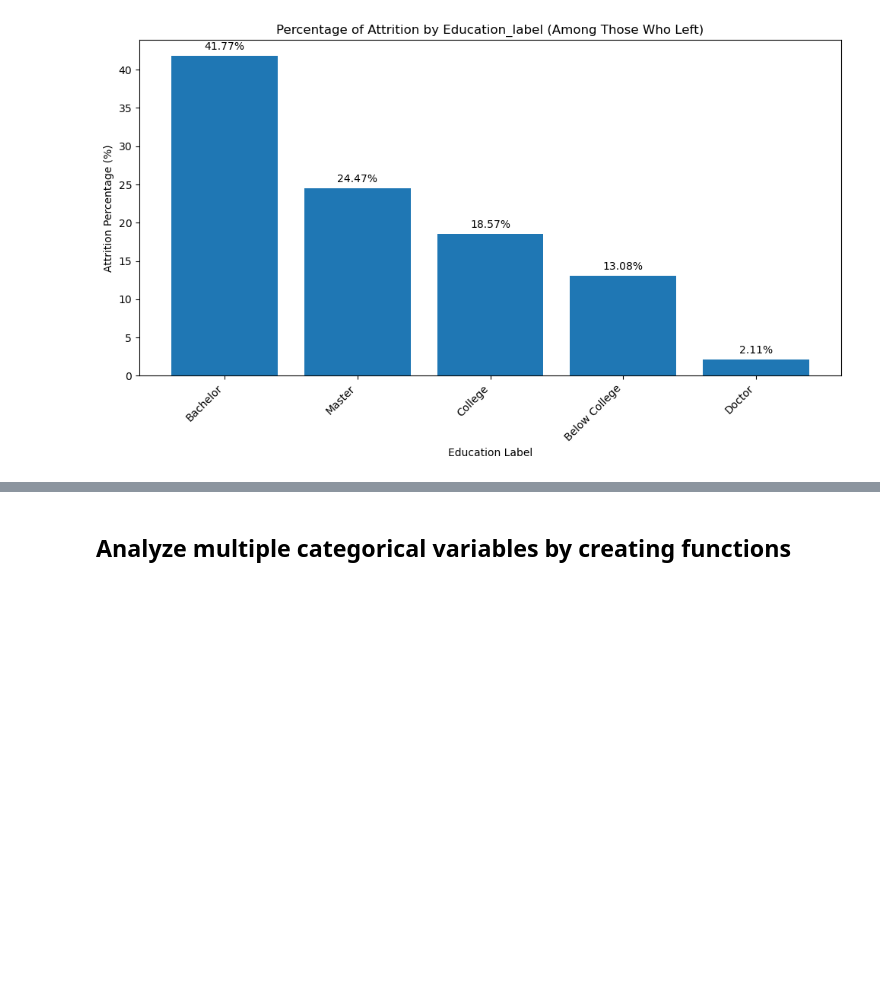
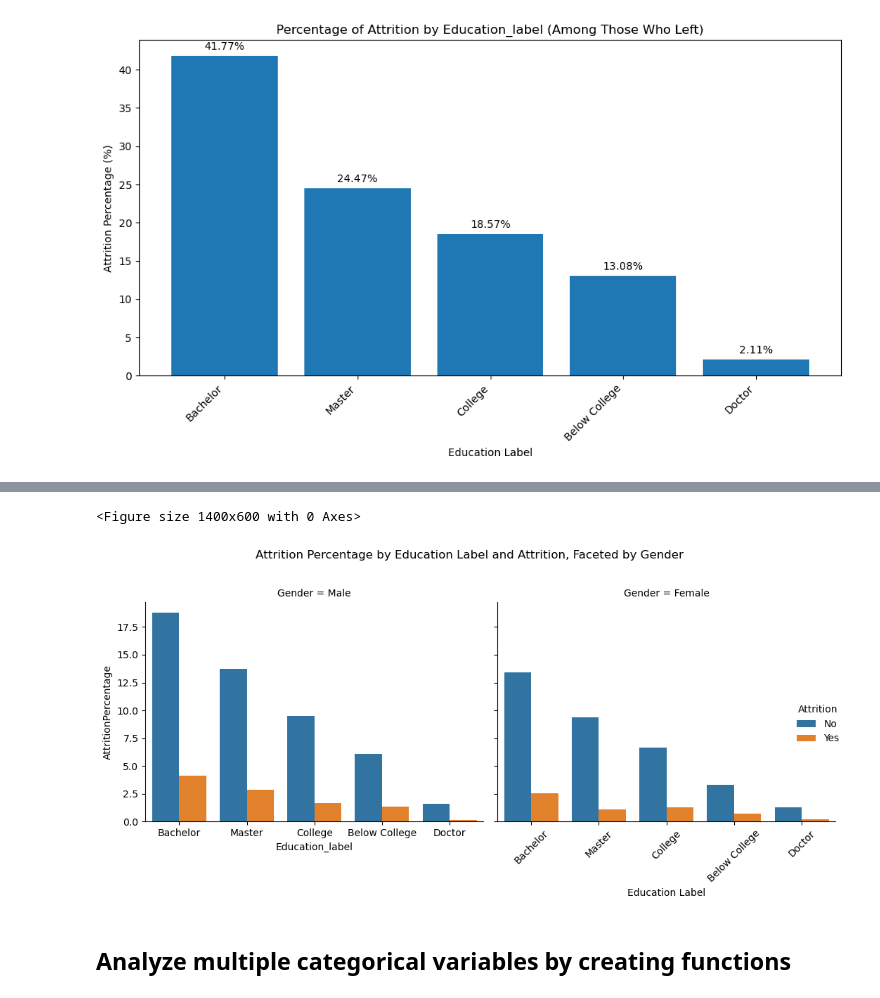
Before and after one commit to cihernand/ibm_hr_analytics, a Jupyter notebook: DataCleaningandExploration.ipynb, the cells around one changed output, grey strips where cells are left out. Drawn from its saved outputs; the diff is of its cells as text; code cells hidden in the pictures; blank space fills up the shorter version.

Commit message:
add no attrition to barplots

```diff
--- a/DataCleaningandExploration.ipynb
+++ b/DataCleaningandExploration.ipynb
@@ -183,3 +183,13 @@ plt.tight_layout()
 plt.show()
 # %% [output]
 [figure]
+# %%
+# Analyze Attrition by Education and Gender
+attrition_by_education_gender = df.groupby(['Education_label', 'Gender', 'Attrition']).size().reset_index(name='AttritionCount')
+# Calculate the total number of attritions
+total_attrition = attrition_by_education_gender['AttritionCount'].sum()
+
+# Calculate the percentage for each education level
+attrition_by_education_gender['AttritionPercentage'] = (attrition_by_education_gender['AttritionCount'] / total_attrition) * 100
+attrition_by_education_gender = attrition_by_education_gender.sort_values(ascending=False, by= 'AttritionPercentage')
+attrition_by_education_gender
@@ -186,2 +214,15 @@ plt.show()
+# %%
+# Crate Barplot by Education and Gender
+plt.figure(figsize=(14, 6))
+sns.catplot(x='Education_label', y='AttritionPercentage', hue='Attrition', col='Gender',data=attrition_by_education_gender, kind='bar', col_wrap=2)
+plt.suptitle(f'Attrition Percentage by {'Education_label'.replace("_", " ").title()} and {'Attrition'.replace("_", " ").title()}, Faceted by {'Gender'.replace("_", " ").title()}', y=1.02)
+plt.xlabel('Education_label'.replace('_', ' ').title())
+plt.ylabel('Attrition Percentage (%)')
+plt.xticks(rotation=45)
+plt.tight_layout()
+plt.show()
+# %% [output]
+<Figure size 1400x600 with 0 Axes>
+[figure, added]
 # %% [markdown]
 ## Analyze multiple categorical variables by creating functions
```
Also changed, not shown: parts of 5 cells of this notebook.
